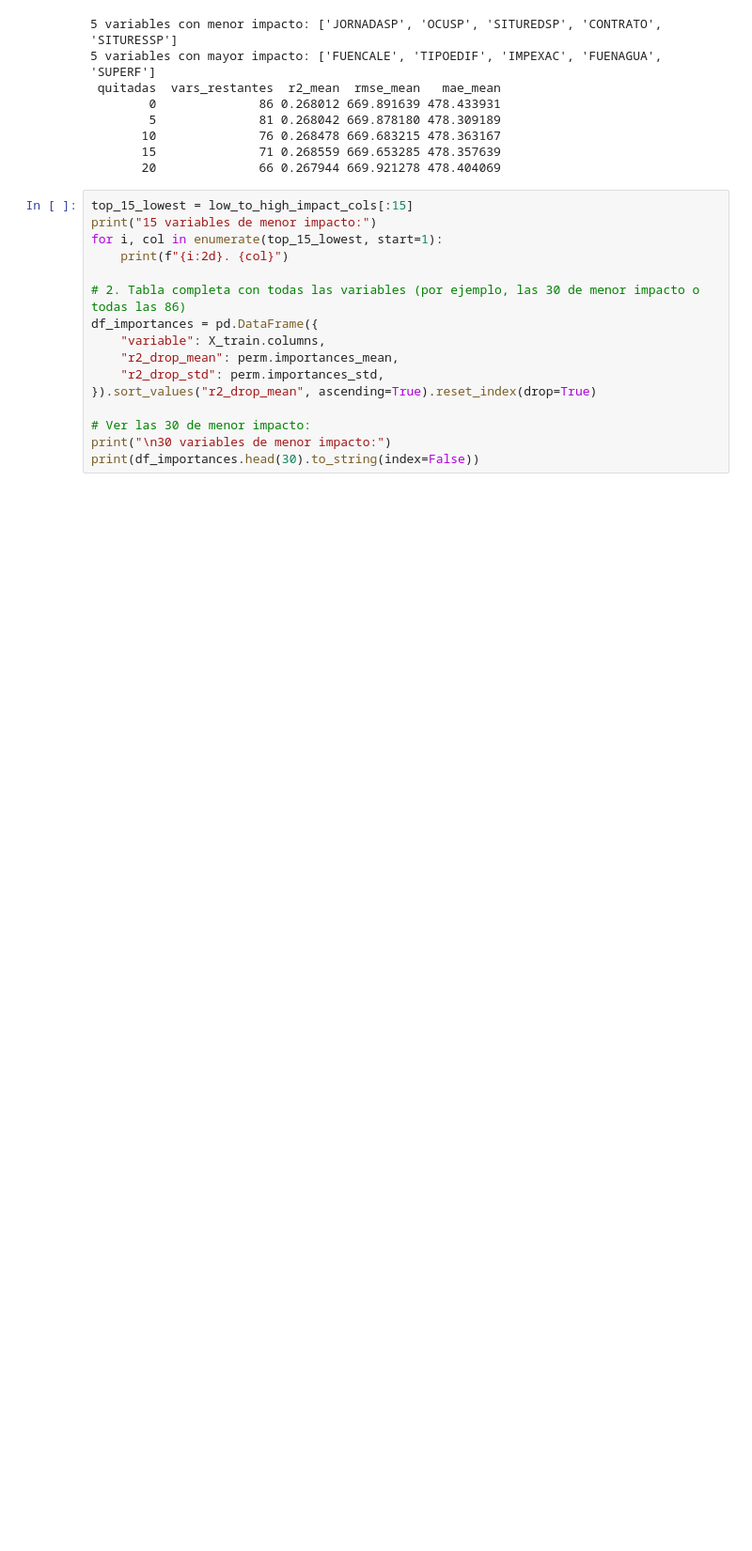
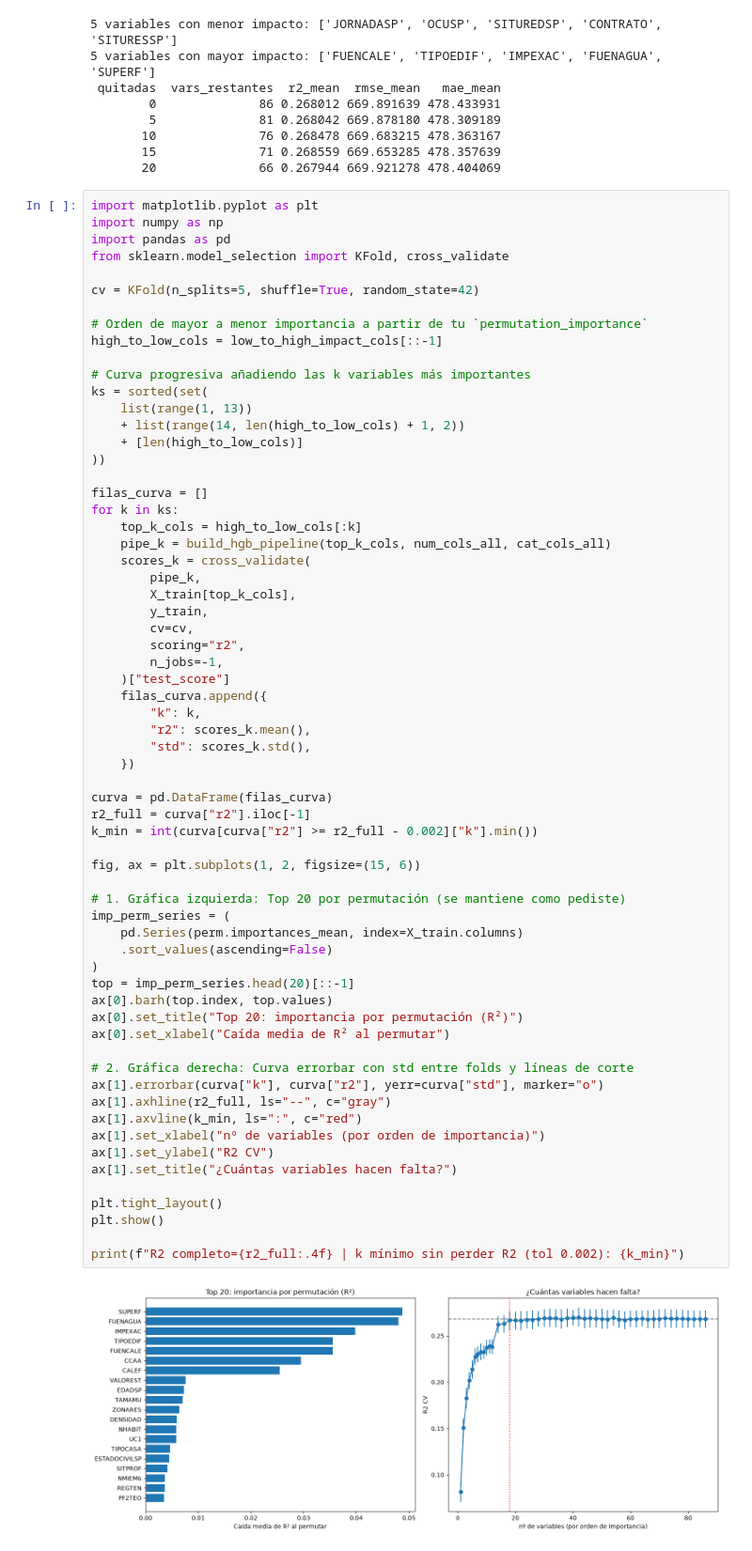
Before and after one commit to mariot11/ML_ConsumoEnergia, a Jupyter notebook: notebooks/04_Entrenamiento_Evaluacion.ipynb, the cells around one changed output. Shown at 94% size. Saved outputs shown, nothing was run; the diff lists cells and outputs as text; blank space fills up the shorter version.

Commit message:
gráficas finales

```diff
--- a/notebooks/04_Entrenamiento_Evaluacion.ipynb
+++ b/notebooks/04_Entrenamiento_Evaluacion.ipynb
@@ -1112,19 +1200,68 @@ print(df_drop.to_string(index=False))
        15              71 0.268559 669.653285 478.357639
        20              66 0.267944 669.921278 478.404069
 # %%
-top_15_lowest = low_to_high_impact_cols[:15]
-print("15 variables de menor impacto:")
-for i, col in enumerate(top_15_lowest, start=1):
-    print(f"{i:2d}. {col}")
+import matplotlib.pyplot as plt
+import numpy as np
+import pandas as pd
+from sklearn.model_selection import KFold, cross_validate
 
-# 2. Tabla completa con todas las variables (por ejemplo, las 30 de menor impacto o todas las 86)
-df_importances = pd.DataFrame({
-    "variable": X_train.columns,
-    "r2_drop_mean": perm.importances_mean,
-    "r2_drop_std": perm.importances_std,
-}).sort_values("r2_drop_mean", ascending=True).reset_index(drop=True)
+cv = KFold(n_splits=5, shuffle=True, random_state=42)
 
-# Ver las 30 de menor impacto:
-print("\n30 variables de menor impacto:")
-print(df_importances.head(30).to_string(index=False))
+# Orden de mayor a menor importancia a partir de tu `permutation_importance`
+high_to_low_cols = low_to_high_impact_cols[::-1]
+
+# Curva progresiva añadiendo las k variables más importantes
+ks = sorted(set(
+    list(range(1, 13))
+    + list(range(14, len(high_to_low_cols) + 1, 2))
+    + [len(high_to_low_cols)]
+))
+
+filas_curva = []
+for k in ks:
+    top_k_cols = high_to_low_cols[:k]
+    pipe_k = build_hgb_pipeline(top_k_cols, num_cols_all, cat_cols_all)
+    scores_k = cross_validate(
+        pipe_k,
+        X_train[top_k_cols],
+        y_train,
+        cv=cv,
+        scoring="r2",
+        n_jobs=-1,
+    )["test_score"]
+    filas_curva.append({
+        "k": k,
+        "r2": scores_k.mean(),
+        "std": scores_k.std(),
+    })
+
+curva = pd.DataFrame(filas_curva)
+r2_full = curva["r2"].iloc[-1]
+k_min = int(curva[curva["r2"] >= r2_full - 0.002]["k"].min())
+
+fig, ax = plt.subplots(1, 2, figsize=(15, 6))
+
+# 1. Gráfica izquierda: Top 20 por permutación (se mantiene como pediste)
+imp_perm_series = (
+    pd.Series(perm.importances_mean, index=X_train.columns)
+    .sort_values(ascending=False)
+)
+top = imp_perm_series.head(20)[::-1]
+ax[0].barh(top.index, top.values)
+ax[0].set_title("Top 20: importancia por permutación (R²)")
+ax[0].set_xlabel("Caída media de R² al permutar")
+
+# 2. Gráfica derecha: Curva errorbar con std entre folds y líneas de corte
+ax[1].errorbar(curva["k"], curva["r2"], yerr=curva["std"], marker="o")
+ax[1].axhline(r2_full, ls="--", c="gray")
+ax[1].axvline(k_min, ls=":", c="red")
+ax[1].set_xlabel("nº de variables (por orden de importancia)")
+ax[1].set_ylabel("R2 CV")
+ax[1].set_title("¿Cuántas variables hacen falta?")
+
+plt.tight_layout()
+plt.show()
+
+print(f"R2 completo={r2_full:.4f} | k mínimo sin perder R2 (tol 0.002): {k_min}")
 # %% [output]
+[figure, added]
```
Also changed, not shown: parts of 3 cells of this notebook, 1 other file.
